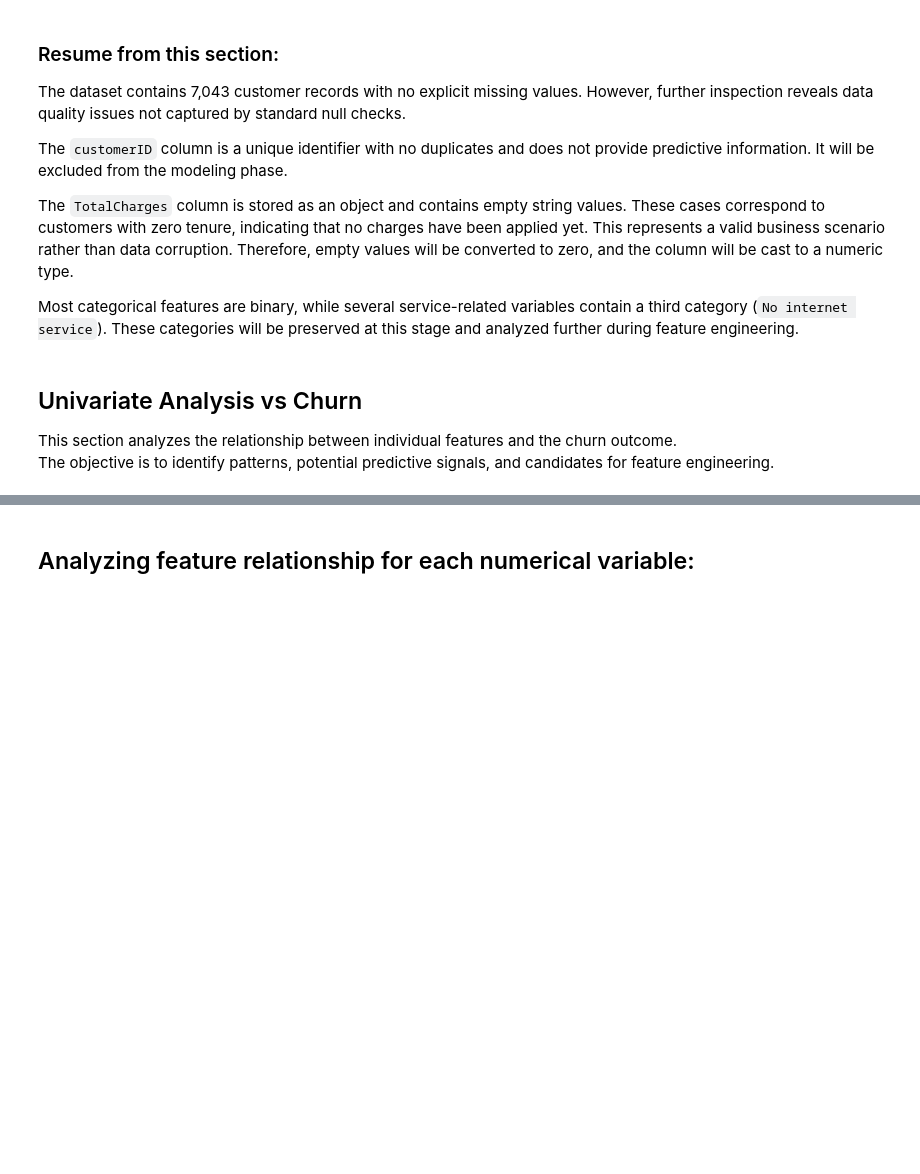
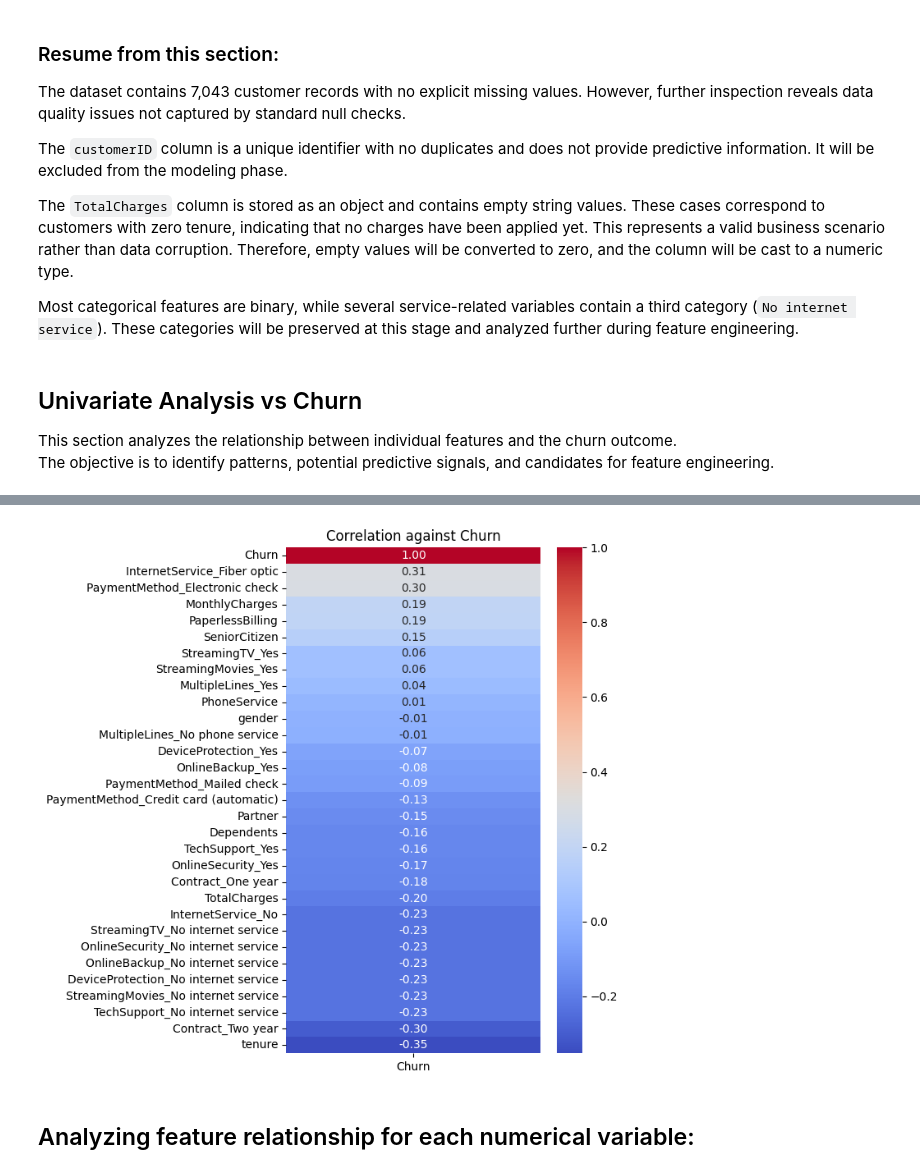
Before and after one commit to SylvioRubens/churn_model_fastapi, a Jupyter notebook: notebook/EDA.ipynb, the cells around one changed output, grey strips where cells are left out. Saved outputs shown, nothing was run; the diff lists cells and outputs as text; code cells hidden in the pictures; blank space fills up the shorter version.

```diff
--- a/notebook/EDA.ipynb
+++ b/notebook/EDA.ipynb
@@ -281,3 +320,15 @@ The objective is to identify patterns, potential predictive signals, and candida
+# %%
+# Encoding categorical variables for correlation analysis
+
+corr_matrix = df_encoded.corr(numeric_only=True)
+corr_matrix = corr_matrix['Churn'].sort_values(ascending=False)
+
+plt.figure(figsize=(5, 8))
+sns.heatmap(corr_matrix.to_frame(), annot=True, fmt=".2f", cmap='coolwarm')
+plt.title('Correlation against Churn')
+plt.show()
+# %% [output]
+[figure, added]
 # %% [markdown]
 ## Analyzing feature relationship for each numerical variable:
 # %%
```
Also changed, not shown: parts of 10 cells of this notebook, 4 other files.
